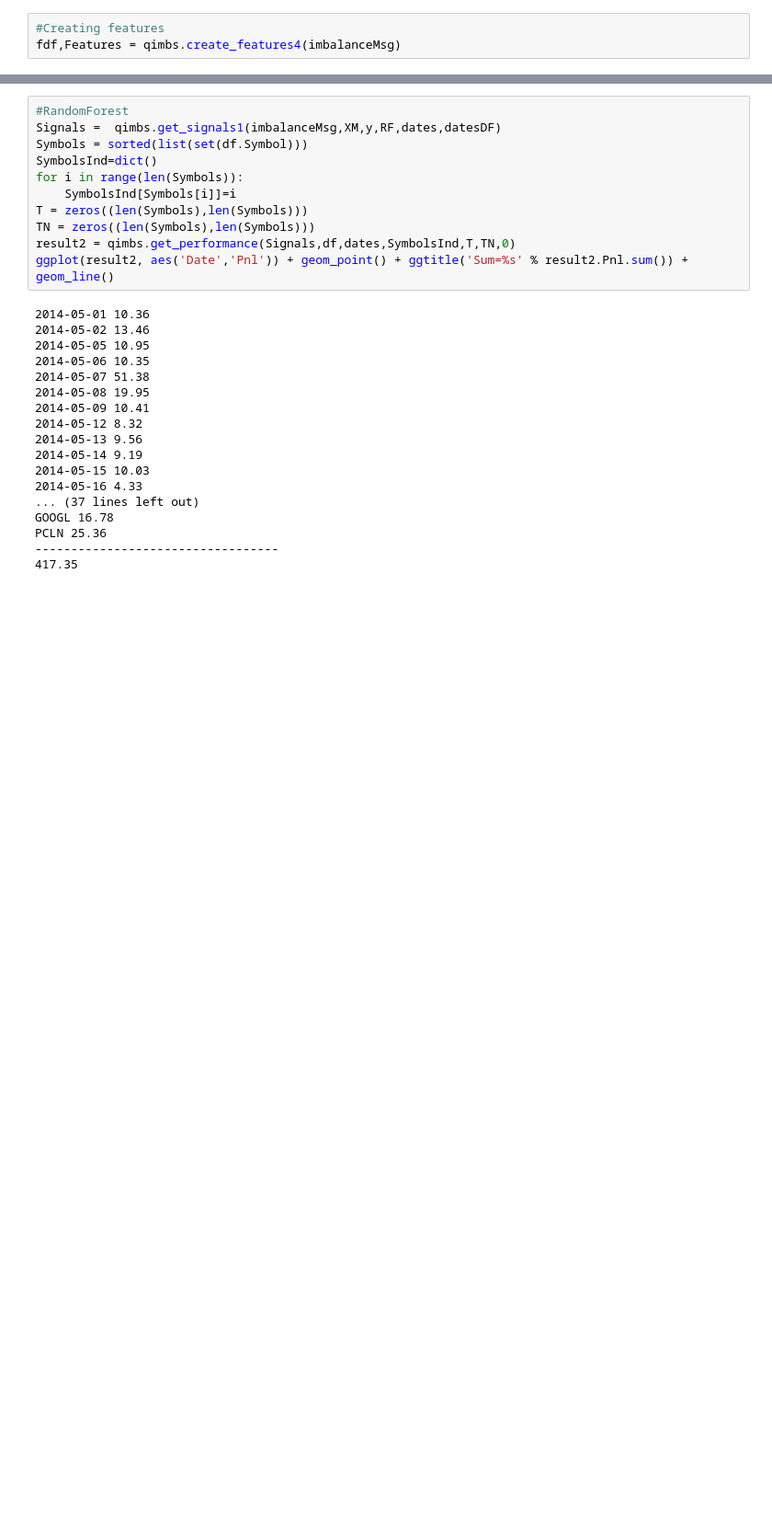
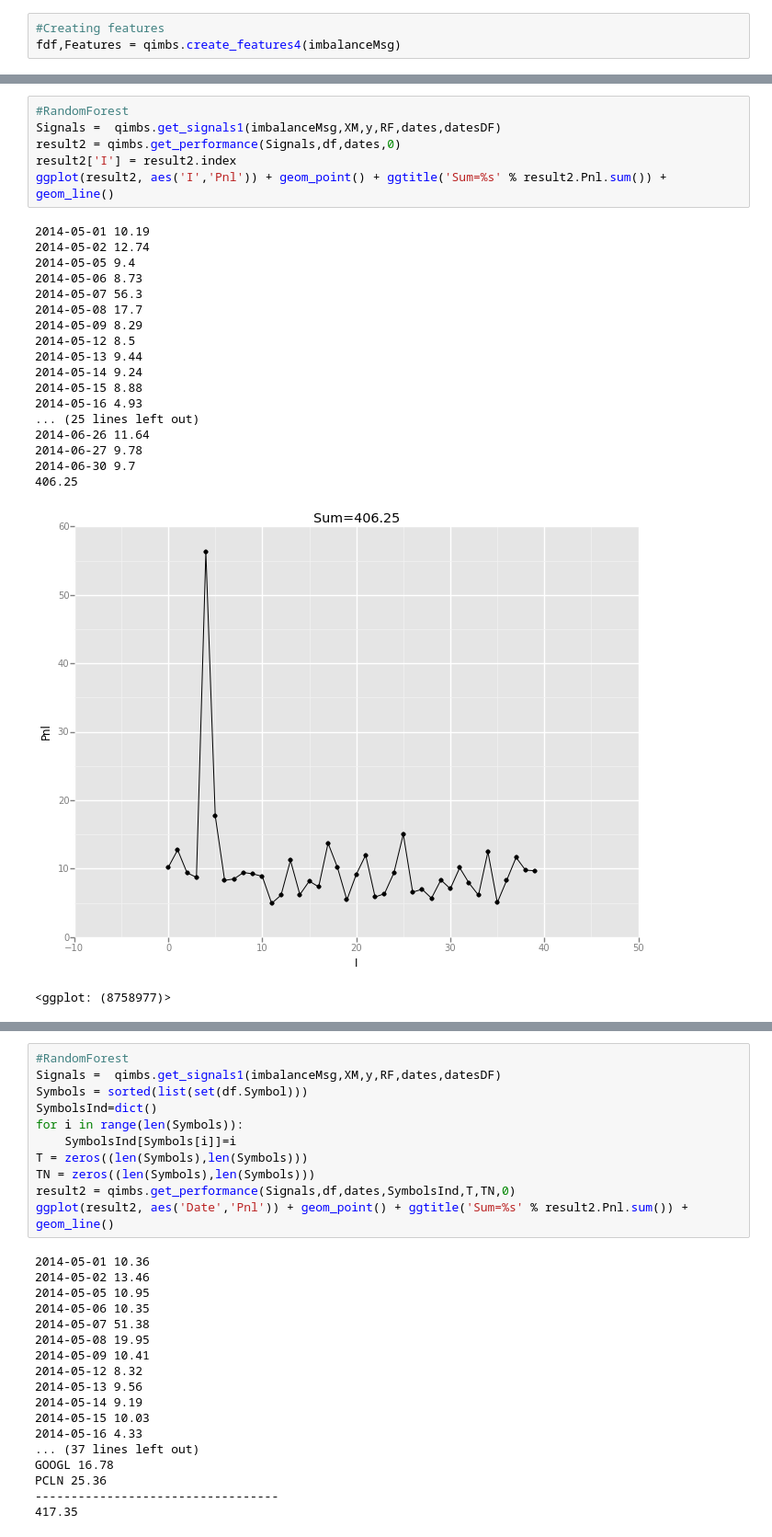
Before and after one commit to bilykigor/qimb, a Jupyter notebook: RankClassifier.ipynb, the cells around one changed output, grey strips where cells are left out. Shown: that part at 92% size. Drawn from its saved outputs; the diff is of its cells as text; blank space fills up the shorter version.

```diff
--- a/RankClassifier.ipynb
+++ b/RankClassifier.ipynb
@@ -70,3 +98,29 @@ Precision - 0.809891808346, Recall - 0.846526655897, F_Score - 0.827804107425
+# %%
+#RandomForest
+Signals =  qimbs.get_signals1(imbalanceMsg,XM,y,RF,dates,datesDF)
+result2 = qimbs.get_performance(Signals,df,dates,0)
+result2['I'] = result2.index
+ggplot(result2, aes('I','Pnl')) + geom_point() + ggtitle('Sum=%s' % result2.Pnl.sum()) + geom_line()
+# %% [output]
+2014-05-01 10.19
+2014-05-02 12.74
+2014-05-05 9.4
+2014-05-06 8.73
+2014-05-07 56.3
+2014-05-08 17.7
+2014-05-09 8.29
+2014-05-12 8.5
+2014-05-13 9.44
+2014-05-14 9.24
+2014-05-15 8.88
+2014-05-16 4.93
+... (25 lines left out)
+2014-06-26 11.64
+2014-06-27 9.78
+2014-06-30 9.7
+406.25
+[figure, added]
+<ggplot: (8758977)>
 # %%
 #Apply Random Forest
 qimbs.OneModelResults(RF,XM,y,ERRORS,dates,datesDF)
```
Also changed, not shown: parts of 12 cells of this notebook, 5 other files.
